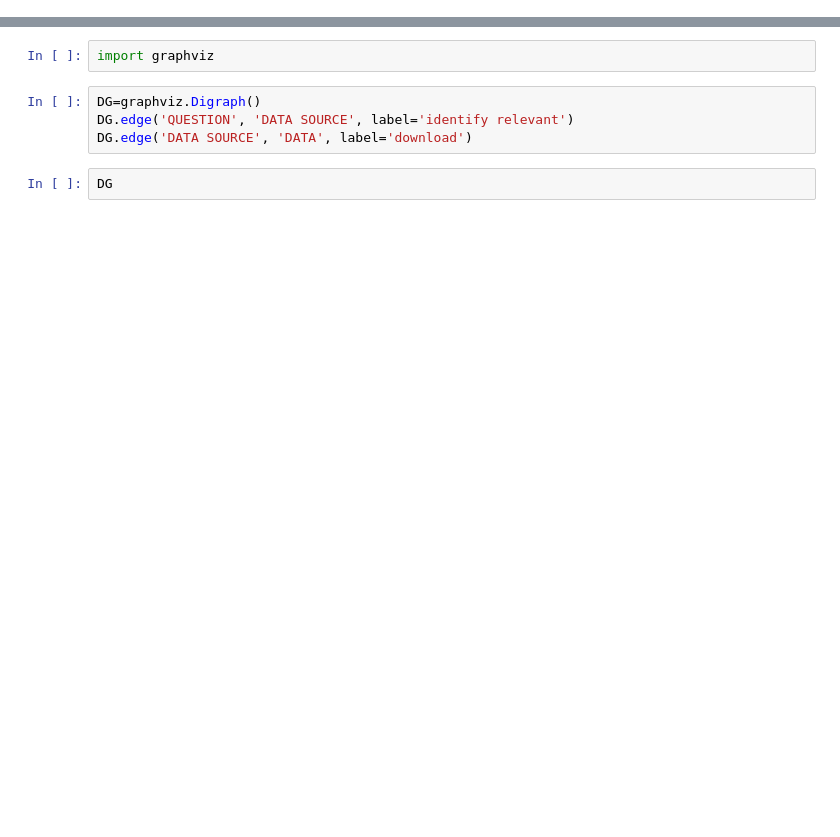
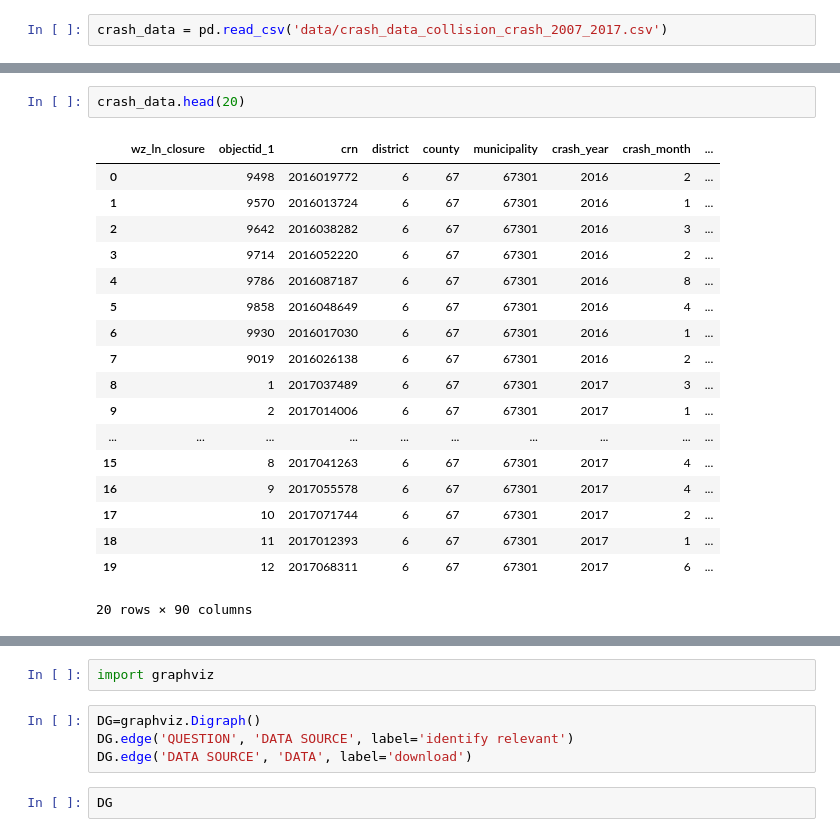
Before and after one commit to mbod/comm318_stories_from_data_fall2019, a Jupyter notebook: notebooks/lectures/0_course_overview/introduction_to_python_programming_for_data_journalism.ipynb, the cells around one changed output, grey strips where cells are left out. Saved outputs shown, nothing was run; the diff lists cells and outputs as text; blank space fills up the shorter version.

```diff
--- a/notebooks/lectures/0_course_overview/introduction_to_python_programming_for_data_journalism.ipynb
+++ b/notebooks/lectures/0_course_overview/introduction_to_python_programming_for_data_journalism.ipynb
@@ -9,0 +99,2 @@ This notebook uses a data from the
+# %%
+crash_data = pd.read_csv('data/crash_data_collision_crash_2007_2017.csv')
@@ -9,0 +178,21 @@ This notebook uses a data from the
+# %%
+crash_data.head(20)
+# %% [output]
+|  | wz_ln_closure | objectid_1 | crn | district | county | municipality | crash_year | crash_month | ... |
+| 0 |  | 9498 | 2016019772 | 6 | 67 | 67301 | 2016 | 2 | ... |
+| 1 |  | 9570 | 2016013724 | 6 | 67 | 67301 | 2016 | 1 | ... |
+| 2 |  | 9642 | 2016038282 | 6 | 67 | 67301 | 2016 | 3 | ... |
+| 3 |  | 9714 | 2016052220 | 6 | 67 | 67301 | 2016 | 2 | ... |
+| 4 |  | 9786 | 2016087187 | 6 | 67 | 67301 | 2016 | 8 | ... |
+| 5 |  | 9858 | 2016048649 | 6 | 67 | 67301 | 2016 | 4 | ... |
+| 6 |  | 9930 | 2016017030 | 6 | 67 | 67301 | 2016 | 1 | ... |
+| 7 |  | 9019 | 2016026138 | 6 | 67 | 67301 | 2016 | 2 | ... |
+| 8 |  | 1 | 2017037489 | 6 | 67 | 67301 | 2017 | 3 | ... |
+| 9 |  | 2 | 2017014006 | 6 | 67 | 67301 | 2017 | 1 | ... |
+| ... | ... | ... | ... | ... | ... | ... | ... | ... | ... |
+| 15 |  | 8 | 2017041263 | 6 | 67 | 67301 | 2017 | 4 | ... |
+| 16 |  | 9 | 2017055578 | 6 | 67 | 67301 | 2017 | 4 | ... |
+| 17 |  | 10 | 2017071744 | 6 | 67 | 67301 | 2017 | 2 | ... |
+| 18 |  | 11 | 2017012393 | 6 | 67 | 67301 | 2017 | 1 | ... |
+| 19 |  | 12 | 2017068311 | 6 | 67 | 67301 | 2017 | 6 | ... |
+20 rows × 90 columns
```
Also changed, not shown: parts of 20 cells of this notebook, 4 other files.
